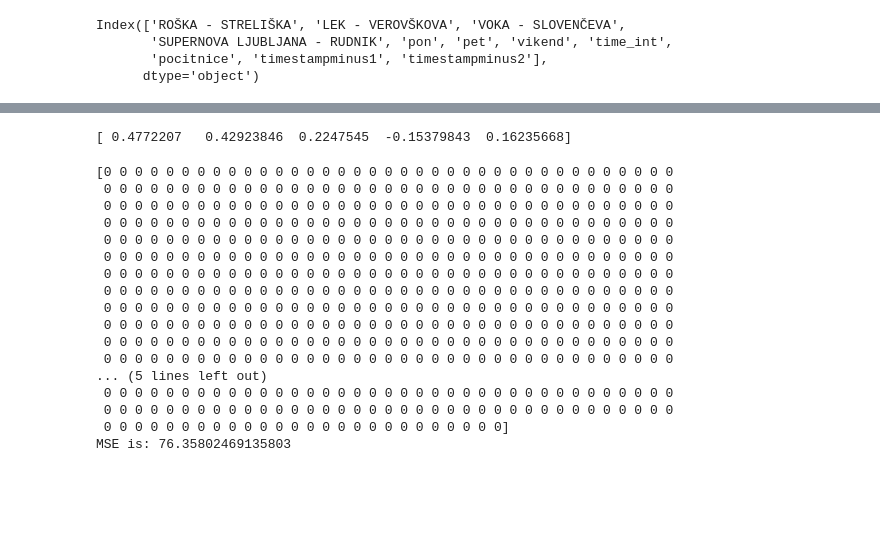
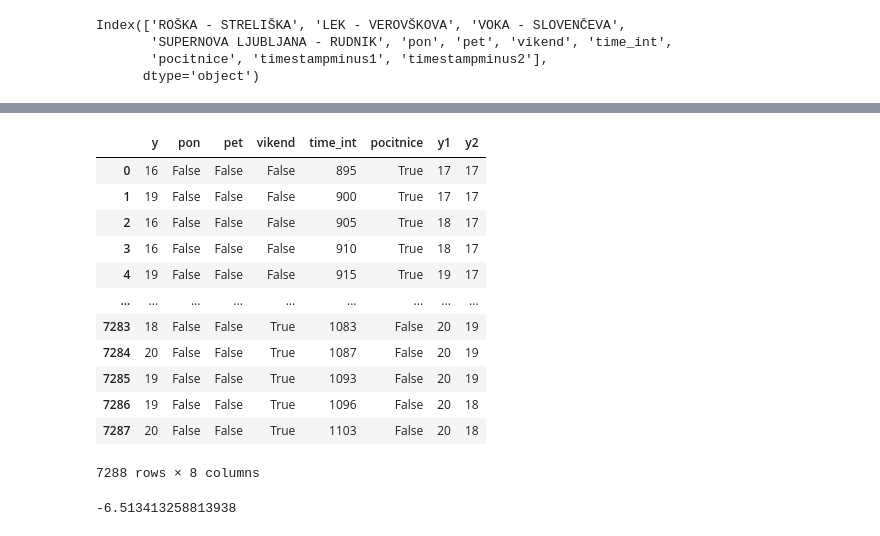
Before and after one commit to elgroselj/bicikelj, a Jupyter notebook: main.ipynb, the cells around one changed output, grey strips where cells are left out. Saved outputs shown, nothing was run; the diff lists cells and outputs as text; code cells hidden in the pictures; blank space fills up the shorter version.

```diff
--- a/main.ipynb
+++ b/main.ipynb
@@ -147,0 +1,11 @@ dt
+# %%
+import pandas as pd
+import numpy as np
+import helper_functions as hf
+import importlib
+importlib.reload(hf)
+
+
+
+df, dt = hf.init(ure=[1,2],weather=False)
+dt.head()
@@ -201 +34,19 @@ pp
+# %%
+
+pp,_,_ = hf.get_pp(df,df, "PREŠERNOV TRG-PETKOVŠKOVO NABREŽJE")
+pp
+# %% [output]
+|  | y | pon | pet | vikend | time_int | pocitnice | y1 | y2 |
+| 0 | 16 | False | False | False | 895 | True | 17 | 17 |
+| 1 | 19 | False | False | False | 900 | True | 17 | 17 |
+| 2 | 16 | False | False | False | 905 | True | 18 | 17 |
+| 3 | 16 | False | False | False | 910 | True | 18 | 17 |
+| 4 | 19 | False | False | False | 915 | True | 19 | 17 |
+| ... | ... | ... | ... | ... | ... | ... | ... | ... |
+| 7283 | 18 | False | False | True | 1083 | False | 20 | 19 |
+| 7284 | 20 | False | False | True | 1087 | False | 20 | 19 |
+| 7285 | 19 | False | False | True | 1093 | False | 20 | 19 |
+| 7286 | 19 | False | False | True | 1096 | False | 20 | 18 |
+| 7287 | 20 | False | False | True | 1103 | False | 20 | 18 |
+7288 rows × 8 columns
 # %%
@@ -206,12 +56,13 @@ X = np.array(pp.iloc[:,1:])
 y = np.array(pp.iloc[:,0])
 # %%
-# from sklearn.linear_model import LinearRegression
-# from sklearn.model_selection import cross_val_score
-# model = LinearRegression()
-# model.fit(X, y)
-# scores = cross_val_score(model, X, y, scoring='r2', cv=5) # TODO scoring?
+from sklearn.linear_model import LinearRegression
+from sklearn.model_selection import cross_val_score
+model = LinearRegression()
+#model.fit(X_norm, y)
+scores = cross_val_score(model, X_norm, y, scoring='neg_root_mean_squared_error', cv=5) # TODO scoring?
 # print(scores)
-# #r_sq = model.score(Xt, yt)
-# #print(f"coefficient of determination: {r_sq}")
+print(np.mean(scores))
+#r_sq = model.score(Xt, yt)
+#print(f"coefficient of determination: {r_sq}")
 # %% [output]
-[ 0.4772207   0.42923846  0.2247545  -0.15379843  0.16235668]
+-6.513413258813938
@@ -223,31 +68,0 @@ X_train, X_test, y_train, y_test = train_test_split(X, y, test_size=0.1, random_
-# %%
-from sklearn import linear_model
-from sklearn import metrics
-
-digreg = linear_model.LogisticRegression(max_iter=1000)
-
-digreg.fit(X_train, y_train)
-
-y_pred = digreg.predict(X_test)
-print(y_pred)
-
-print("MSE is:",
-metrics.mean_squared_error(y_test, y_pred))
-# %% [output]
-[0 0 0 0 0 0 0 0 0 0 0 0 0 0 0 0 0 0 0 0 0 0 0 0 0 0 0 0 0 0 0 0 0 0 0 0 0
- 0 0 0 0 0 0 0 0 0 0 0 0 0 0 0 0 0 0 0 0 0 0 0 0 0 0 0 0 0 0 0 0 0 0 0 0 0
- 0 0 0 0 0 0 0 0 0 0 0 0 0 0 0 0 0 0 0 0 0 0 0 0 0 0 0 0 0 0 0 0 0 0 0 0 0
- 0 0 0 0 0 0 0 0 0 0 0 0 0 0 0 0 0 0 0 0 0 0 0 0 0 0 0 0 0 0 0 0 0 0 0 0 0
- 0 0 0 0 0 0 0 0 0 0 0 0 0 0 0 0 0 0 0 0 0 0 0 0 0 0 0 0 0 0 0 0 0 0 0 0 0
- 0 0 0 0 0 0 0 0 0 0 0 0 0 0 0 0 0 0 0 0 0 0 0 0 0 0 0 0 0 0 0 0 0 0 0 0 0
- 0 0 0 0 0 0 0 0 0 0 0 0 0 0 0 0 0 0 0 0 0 0 0 0 0 0 0 0 0 0 0 0 0 0 0 0 0
- 0 0 0 0 0 0 0 0 0 0 0 0 0 0 0 0 0 0 0 0 0 0 0 0 0 0 0 0 0 0 0 0 0 0 0 0 0
- 0 0 0 0 0 0 0 0 0 0 0 0 0 0 0 0 0 0 0 0 0 0 0 0 0 0 0 0 0 0 0 0 0 0 0 0 0
- 0 0 0 0 0 0 0 0 0 0 0 0 0 0 0 0 0 0 0 0 0 0 0 0 0 0 0 0 0 0 0 0 0 0 0 0 0
- 0 0 0 0 0 0 0 0 0 0 0 0 0 0 0 0 0 0 0 0 0 0 0 0 0 0 0 0 0 0 0 0 0 0 0 0 0
- 0 0 0 0 0 0 0 0 0 0 0 0 0 0 0 0 0 0 0 0 0 0 0 0 0 0 0 0 0 0 0 0 0 0 0 0 0
-... (5 lines left out)
- 0 0 0 0 0 0 0 0 0 0 0 0 0 0 0 0 0 0 0 0 0 0 0 0 0 0 0 0 0 0 0 0 0 0 0 0 0
- 0 0 0 0 0 0 0 0 0 0 0 0 0 0 0 0 0 0 0 0 0 0 0 0 0 0 0 0 0 0 0 0 0 0 0 0 0
- 0 0 0 0 0 0 0 0 0 0 0 0 0 0 0 0 0 0 0 0 0 0 0 0 0 0]
-MSE is: 76.35802469135803
```
Also changed, not shown: parts of 22 cells of this notebook, 3 other files.
